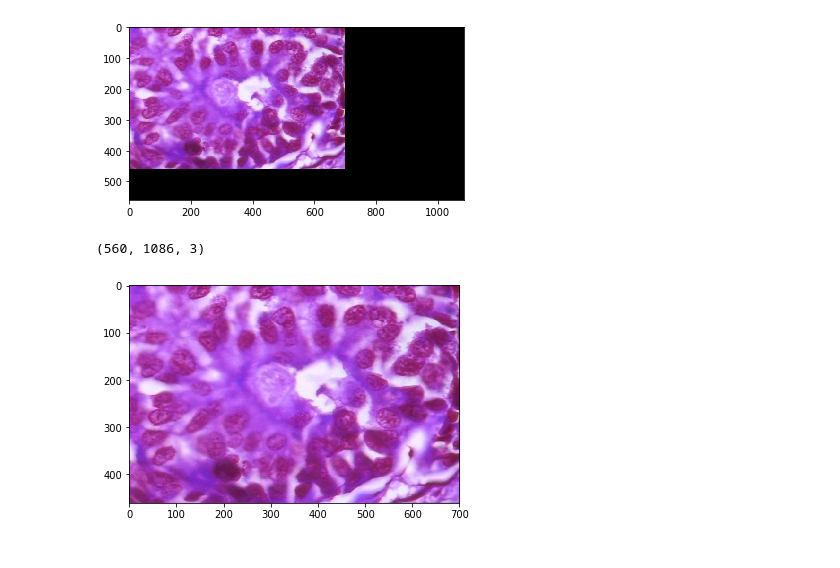
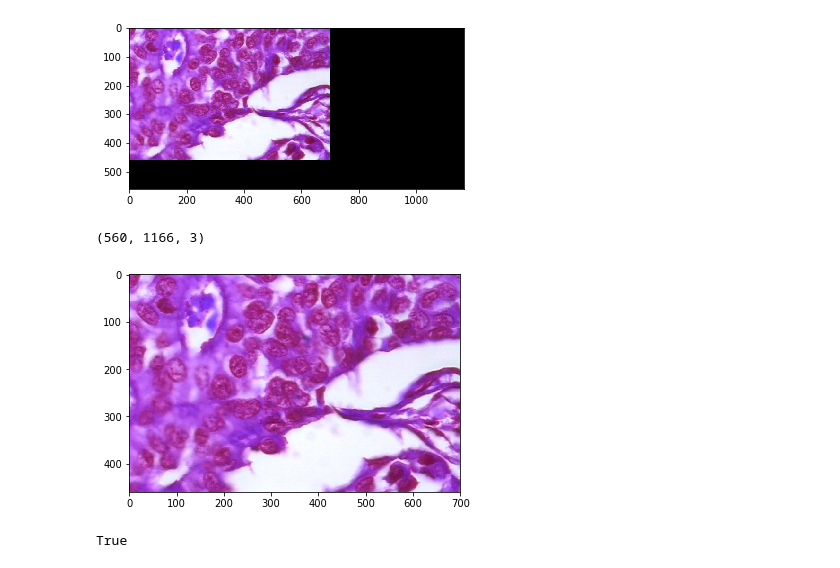
Before and after one commit to wparaujo/visaocomp, a Jupyter notebook: SIFT.ipynb, the cells around one changed output. Drawn from its saved outputs; the diff is of its cells as text; code cells hidden in the pictures.

Commit message:
Adicionando salvar imagens geradas pelo SIFT.

```diff
--- a/SIFT.ipynb
+++ b/SIFT.ipynb
@@ -210,9 +210,9 @@ if __name__ == "__main__":
 #     FRAME_HEIGHT = 460
 
     shanghai_files = [
-        "img400x_1.png",
-        "img400x_2.png",
-        "img400x_3.png",
+        "images/img400x_5_recorte_horizontal/img400x_1.png",
+        "images/img400x_5_recorte_horizontal/img400x_2.png",
+        "images/img400x_5_recorte_horizontal/img400x_3.png",
     ]
 
     shanghai = [
@@ -245,5 +245,5 @@ stitching took 0.48 seconds.
-[figure, old version]
+[figure, new version]
-(560, 1086, 3)
+(560, 1166, 3)
 # %%
 gray = cv2.cvtColor(panorama, cv2.COLOR_BGR2GRAY)
 _, tresh = cv2.threshold(gray, 1, 255, cv2.THRESH_BINARY)
@@ -258,5 +258,8 @@ crop = panorama[y:y+h,x:x+w]
 
 plt.imshow(crop)
 plt.show()
+
+cv2.imwrite("Comparing_images/SIFT/img_400x_output_2.png", crop)
 # %% [output]
-[figure, old version]
+[figure, new version]
+True
```
Also changed, not shown: parts of 1 cell of this notebook, 10 other files.
